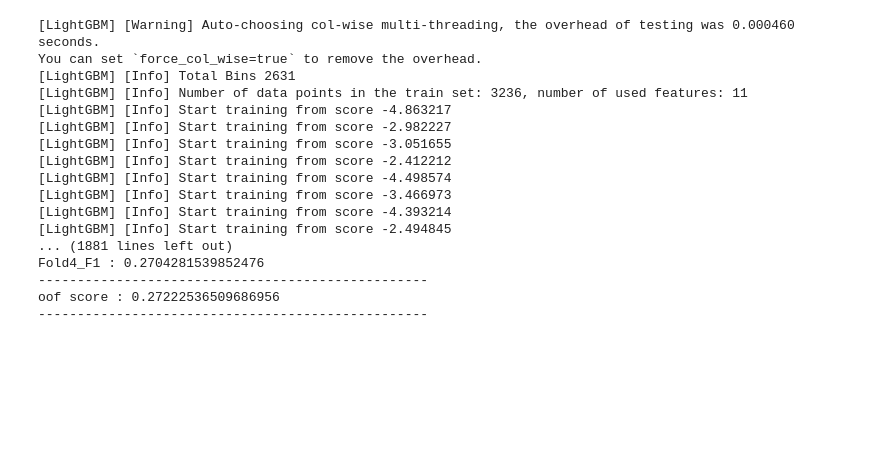
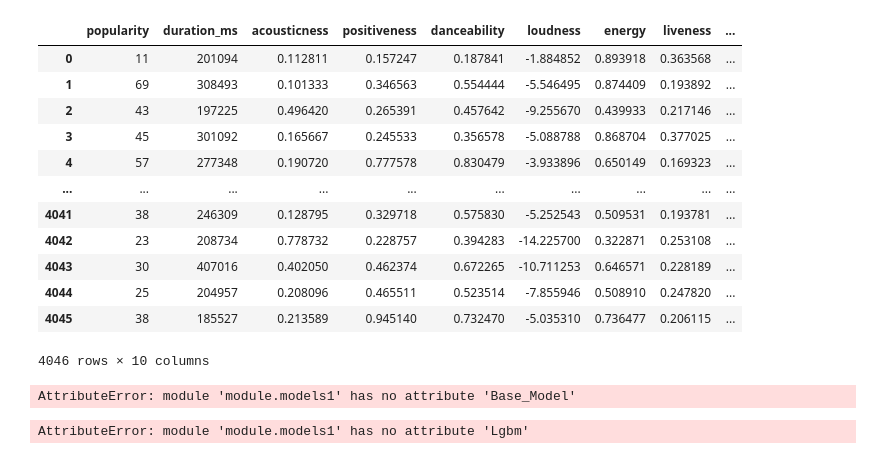
Before and after one commit to shu421/Competition_Environment, a Jupyter notebook: main/base.ipynb, the cells around one changed output. Cells and saved outputs as stored; diff of their text form; code cells hidden in the pictures; blank space fills up the shorter version.

```diff
--- a/main/base.ipynb
+++ b/main/base.ipynb
@@ -2,7 +2,7 @@
 import sys
 sys.path.append('../') # 実行ディレクトリをrootとする
 sys.path.append('../module/')
-from module import models
+from module import models1
 
 import pandas as pd
 
@@ -17,8 +17,28 @@ test = pd.read_csv(INPUT_PATH+'test.csv')
 SEED=71
 
 train_y = train['genre']
-train_feat_df = train.drop(['genre', 'tempo', 'region'], axis=1)
-test_feat_df = test.drop(['tempo', 'region'], axis=1)
+train_feat_df = train.drop(['index','genre', 'tempo', 'region'], axis=1)
+test_feat_df = test.drop(['index','tempo', 'region'], axis=1)
+# %%
+train_feat_df
+# %% [output]
+|  | popularity | duration_ms | acousticness | positiveness | danceability | loudness | energy | liveness | ... |
+| 0 | 11 | 201094 | 0.112811 | 0.157247 | 0.187841 | -1.884852 | 0.893918 | 0.363568 | ... |
+| 1 | 69 | 308493 | 0.101333 | 0.346563 | 0.554444 | -5.546495 | 0.874409 | 0.193892 | ... |
+| 2 | 43 | 197225 | 0.496420 | 0.265391 | 0.457642 | -9.255670 | 0.439933 | 0.217146 | ... |
+| 3 | 45 | 301092 | 0.165667 | 0.245533 | 0.356578 | -5.088788 | 0.868704 | 0.377025 | ... |
+| 4 | 57 | 277348 | 0.190720 | 0.777578 | 0.830479 | -3.933896 | 0.650149 | 0.169323 | ... |
+| ... | ... | ... | ... | ... | ... | ... | ... | ... | ... |
+| 4041 | 38 | 246309 | 0.128795 | 0.329718 | 0.575830 | -5.252543 | 0.509531 | 0.193781 | ... |
+| 4042 | 23 | 208734 | 0.778732 | 0.228757 | 0.394283 | -14.225700 | 0.322871 | 0.253108 | ... |
+| 4043 | 30 | 407016 | 0.402050 | 0.462374 | 0.672265 | -10.711253 | 0.646571 | 0.228189 | ... |
+| 4044 | 25 | 204957 | 0.208096 | 0.465511 | 0.523514 | -7.855946 | 0.508910 | 0.247820 | ... |
+| 4045 | 38 | 185527 | 0.213589 | 0.945140 | 0.732470 | -5.035310 | 0.736477 | 0.206115 | ... |
+4046 rows × 10 columns
+# %%
+models1.Base_Model()
+# %% [output]
+AttributeError: module 'module.models1' has no attribute 'Base_Model'
 # %%
 def make_cv(n_split, seed):
     fold = StratifiedKFold(n_splits=n_split, shuffle=True, random_state=seed)
@@ -26,20 +46,26 @@ def make_cv(n_split, seed):
 
 
 cv = make_cv(5, SEED)
+
+
 params={'boosting_type': 'gbdt',
  'objective': 'multiclass',
  'metric': 'multi_logloss',
  'num_class': 11,
- 'feature_pre_filter': False,
+ #'feature_pre_filter': False,
  'lambda_l1': 1.8260943871703617,
  'lambda_l2': 8.704872539528923,
  'num_leaves': 17,
  'feature_fraction': 0.8999999999999999,
  'bagging_fraction': 1.0,
  'bagging_freq': 0,
- 'min_child_samples': 10}
+ 'min_child_samples': 10,
+ 'verbosity':300,
+ #'learning_rate':0.01
+  #'force_col_wise':True
+       }
 
-model = models.Lgbm(params)
+model = models1.Lgbm(params)
 
 oof_preds_lgb, test_preds_lgb, evals_result_lgb = model.cv(train_y,
                                                          train_feat_df,
@@ -47,20 +73,4 @@ oof_preds_lgb, test_preds_lgb, evals_result_lgb = model.cv(train_y,
                                                          cv,
                                                          is_reg=False)
 # %% [output]
-[LightGBM] [Warning] Auto-choosing col-wise multi-threading, the overhead of testing was 0.000460 seconds.
-You can set `force_col_wise=true` to remove the overhead.
-[LightGBM] [Info] Total Bins 2631
-[LightGBM] [Info] Number of data points in the train set: 3236, number of used features: 11
-[LightGBM] [Info] Start training from score -4.863217
-[LightGBM] [Info] Start training from score -2.982227
-[LightGBM] [Info] Start training from score -3.051655
-[LightGBM] [Info] Start training from score -2.412212
-[LightGBM] [Info] Start training from score -4.498574
-[LightGBM] [Info] Start training from score -3.466973
-[LightGBM] [Info] Start training from score -4.393214
-[LightGBM] [Info] Start training from score -2.494845
-... (1881 lines left out)
-Fold4_F1 : 0.2704281539852476
---------------------------------------------------
-oof score : 0.27222536509686956
---------------------------------------------------
+AttributeError: module 'module.models1' has no attribute 'Lgbm'
```
Also changed, not shown: parts of 1 cell of this notebook, 2 other files.
